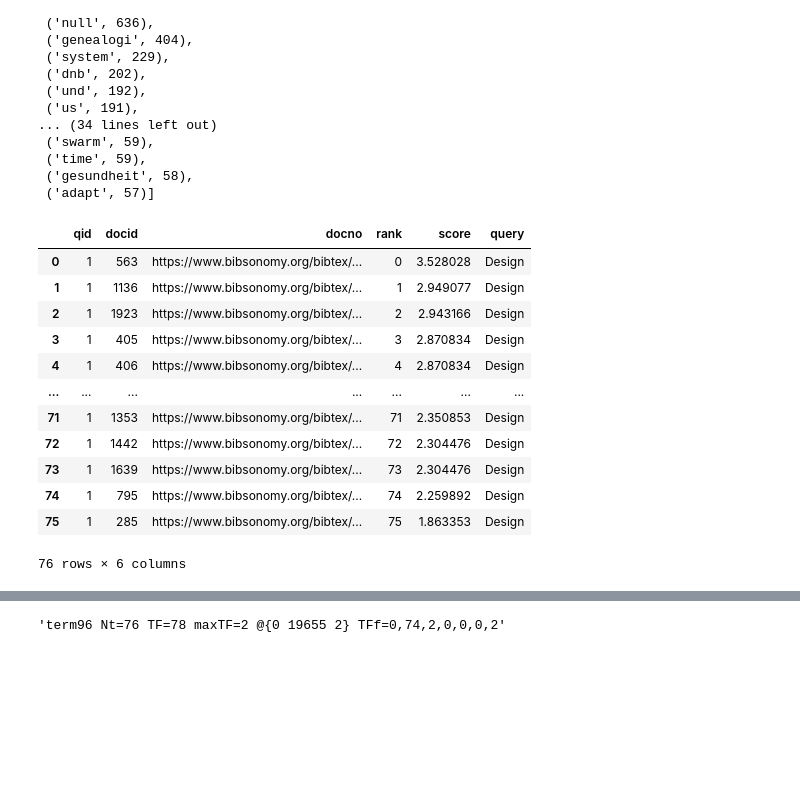
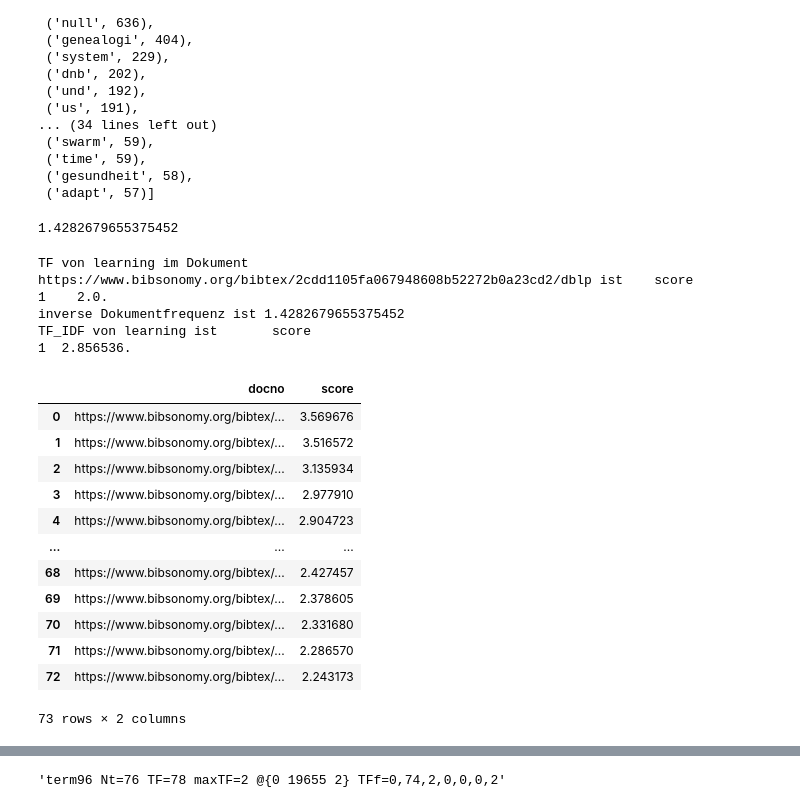
Before and after one commit to awaldlza/2024-2025-Data_Librarian_Annabel_Walz, a Jupyter notebook: Modul_2-1/pyterrier-setup.ipynb, the cells around one changed output, grey strips where cells are left out. Saved outputs shown, nothing was run; the diff lists cells and outputs as text; code cells hidden in the pictures; blank space fills up the shorter version.

```diff
--- a/Modul_2-1/pyterrier-setup.ipynb
+++ b/Modul_2-1/pyterrier-setup.ipynb
@@ -141,20 +169,53 @@ term_dict_ordered[:top_k]
+# %%
+get_idf_for_term("learning", index)
+# %% [output]
+1.4282679655375452
+# %%
+#define your own tf_idf method here:
+
+def calc_tf_idf(query, docno, index):
+    search_engine_tmp = pt.BatchRetrieve(index, wmodel="Tf")
+    df_query = search_engine_tmp.search(query)
+
+    tf = df_query[["score"]].loc[df_query["docno"] == docno]
+
+    print(f"TF von {query} im Dokument {docno} ist {str(tf)}.")
+
+    idf =  get_idf_for_term(query, index)
+    print(f"inverse Dokumentfrequenz ist {idf}")
+
+    tf_idf = tf*idf
+    print(f"TF_IDF von {query} ist {tf_idf}.")
+    #remember that tfidf is the product of two components
+    #hint: the tf model search result contains tf frequencies
+    #return tf_idf
+
+calc_tf_idf("learning", "https://www.bibsonomy.org/bibtex/2cdd1105fa067948608b52272b0a23cd2/dblp", index)
+# %% [output]
+TF von learning im Dokument https://www.bibsonomy.org/bibtex/2cdd1105fa067948608b52272b0a23cd2/dblp ist    score
+1    2.0.
+inverse Dokumentfrequenz ist 1.4282679655375452
+TF_IDF von learning ist       score
+1  2.856536.
 # %%
 search_engine_tf_idf = pt.BatchRetrieve(index, wmodel="TF_IDF")
 # %%
 search_engine_tf = pt.BatchRetrieve(index, wmodel="Tf")
+# %%
+pd.set_option('display.max_colwidth', None)
 # %%
-search_engine_tf_idf.search("Design")
+search_engine_tf_idf.search("learning")[["docno","score"]]
 # %% [output]
-|  | qid | docid | docno | rank | score | query |
-| 0 | 1 | 563 | https://www.bibsonomy.org/bibtex/... | 0 | 3.528028 | Design |
-| 1 | 1 | 1136 | https://www.bibsonomy.org/bibtex/... | 1 | 2.949077 | Design |
-| 2 | 1 | 1923 | https://www.bibsonomy.org/bibtex/... | 2 | 2.943166 | Design |
-| 3 | 1 | 405 | https://www.bibsonomy.org/bibtex/... | 3 | 2.870834 | Design |
-| 4 | 1 | 406 | https://www.bibsonomy.org/bibtex/... | 4 | 2.870834 | Design |
-| ... | ... | ... | ... | ... | ... | ... |
-| 71 | 1 | 1353 | https://www.bibsonomy.org/bibtex/... | 71 | 2.350853 | Design |
-| 72 | 1 | 1442 | https://www.bibsonomy.org/bibtex/... | 72 | 2.304476 | Design |
-| 73 | 1 | 1639 | https://www.bibsonomy.org/bibtex/... | 73 | 2.304476 | Design |
-| 74 | 1 | 795 | https://www.bibsonomy.org/bibtex/... | 74 | 2.259892 | Design |
-| 75 | 1 | 285 | https://www.bibsonomy.org/bibtex/... | 75 | 1.863353 | Design |
+|  | docno | score |
+| 0 | https://www.bibsonomy.org/bibtex/... | 3.569676 |
+| 1 | https://www.bibsonomy.org/bibtex/... | 3.516572 |
+| 2 | https://www.bibsonomy.org/bibtex/... | 3.135934 |
+| 3 | https://www.bibsonomy.org/bibtex/... | 2.977910 |
+| 4 | https://www.bibsonomy.org/bibtex/... | 2.904723 |
+| ... | ... | ... |
+| 68 | https://www.bibsonomy.org/bibtex/... | 2.427457 |
+| 69 | https://www.bibsonomy.org/bibtex/... | 2.378605 |
+| 70 | https://www.bibsonomy.org/bibtex/... | 2.331680 |
+| 71 | https://www.bibsonomy.org/bibtex/... | 2.286570 |
+| 72 | https://www.bibsonomy.org/bibtex/... | 2.243173 |
-76 rows × 6 columns
+73 rows × 2 columns
```
Also changed, not shown: parts of 4 cells of this notebook.
